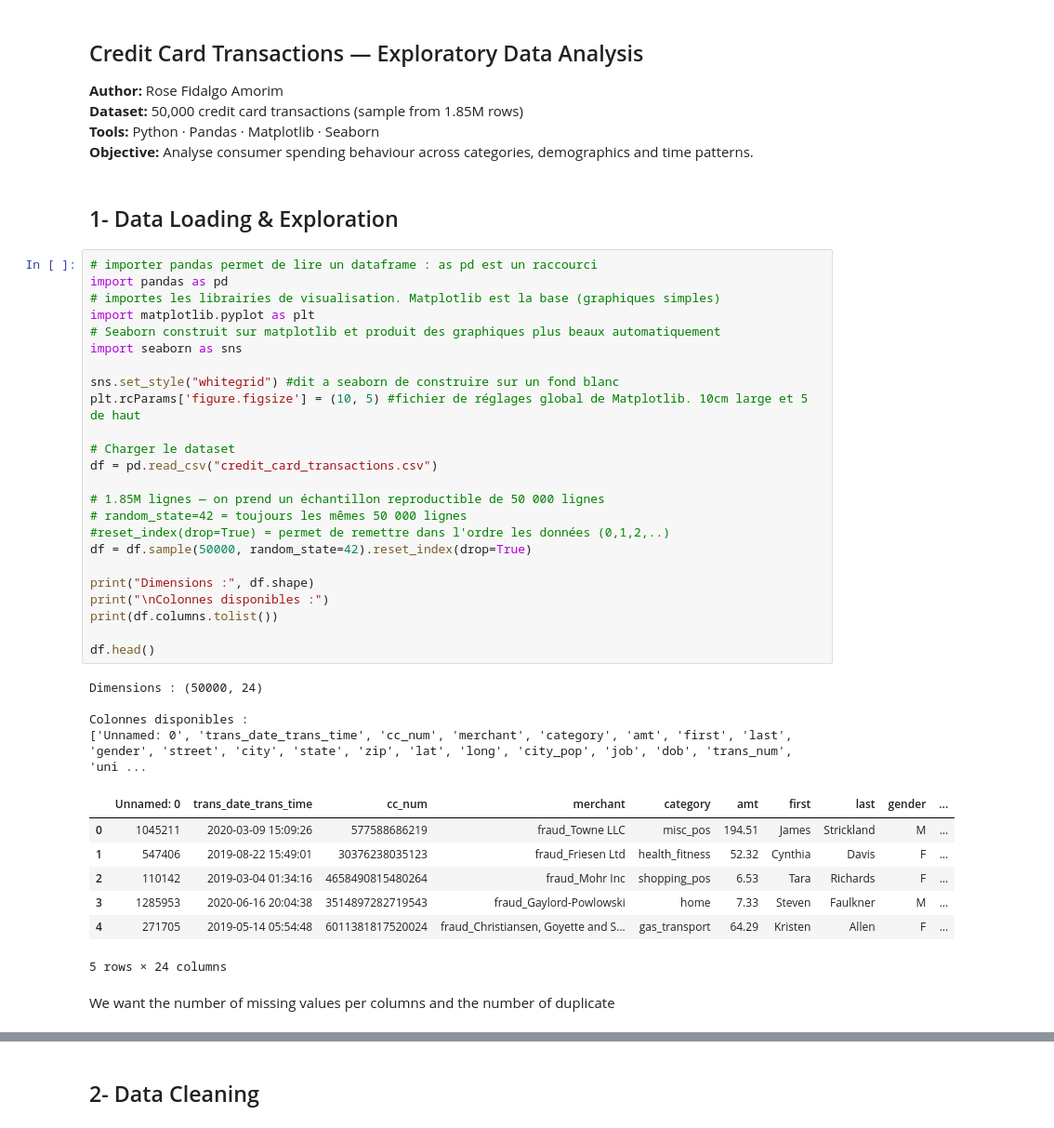
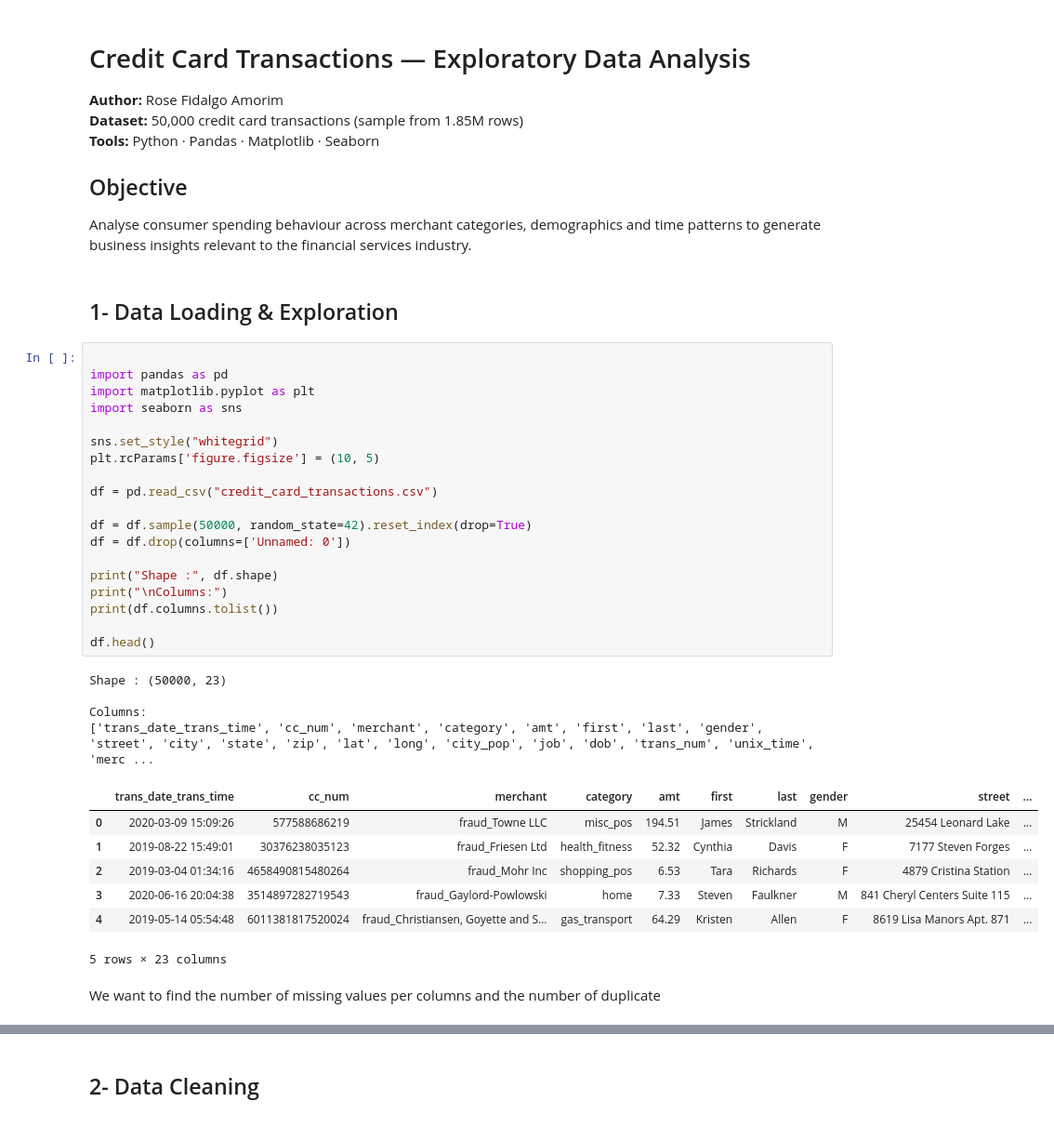
Before and after one commit to Rose-FidalgoAmorim/credit-card-transactions-analysis, a Jupyter notebook: notebook analyse transactions.ipynb, the cells around one changed output, grey strips where cells are left out. Shown at 93% size. Cells and saved outputs as stored; diff of their text form.

```diff
--- a/notebook analyse transactions.ipynb
+++ b/notebook analyse transactions.ipynb
@@ -1,49 +1,45 @@
 # %% [markdown]
-## Credit Card Transactions — Exploratory Data Analysis
+# Credit Card Transactions — Exploratory Data Analysis
 **Author:** Rose Fidalgo Amorim
 **Dataset:** 50,000 credit card transactions (sample from 1.85M rows)
 **Tools:** Python · Pandas · Matplotlib · Seaborn
-**Objective:** Analyse consumer spending behaviour across categories, demographics and time patterns.
+## Objective
+Analyse consumer spending behaviour across merchant categories, demographics and time patterns to generate business insights relevant to the financial services industry.
 # %% [markdown]
 ## 1- Data Loading & Exploration
 # %%
-# importer pandas permet de lire un dataframe : as pd est un raccourci
+
 import pandas as pd
-# importes les librairies de visualisation. Matplotlib est la base (graphiques simples)
 import matplotlib.pyplot as plt
-# Seaborn construit sur matplotlib et produit des graphiques plus beaux automatiquement
 import seaborn as sns
 
-sns.set_style("whitegrid") #dit a seaborn de construire sur un fond blanc
-plt.rcParams['figure.figsize'] = (10, 5) #fichier de réglages global de Matplotlib. 10cm large et 5 de haut
+sns.set_style("whitegrid")
+plt.rcParams['figure.figsize'] = (10, 5)
 
-# Charger le dataset
 df = pd.read_csv("credit_card_transactions.csv")
 
-# 1.85M lignes — on prend un échantillon reproductible de 50 000 lignes
-# random_state=42 = toujours les mêmes 50 000 lignes
-#reset_index(drop=True) = permet de remettre dans l'ordre les données (0,1,2,..)
 df = df.sample(50000, random_state=42).reset_index(drop=True)
+df = df.drop(columns=['Unnamed: 0'])
 
-print("Dimensions :", df.shape)
-print("\nColonnes disponibles :")
+print("Shape :", df.shape)
+print("\nColumns:")
 print(df.columns.tolist())
 
 df.head()
 # %% [output]
-Dimensions : (50000, 24)
+Shape : (50000, 23)
 
-Colonnes disponibles :
-['Unnamed: 0', 'trans_date_trans_time', 'cc_num', 'merchant', 'category', 'amt', 'first', 'last', 'gender', 'street', 'city', 'state', 'zip', 'lat', 'long', 'city_pop', 'job', 'dob', 'trans_num', 'uni ...
+Columns:
+['trans_date_trans_time', 'cc_num', 'merchant', 'category', 'amt', 'first', 'last', 'gender', 'street', 'city', 'state', 'zip', 'lat', 'long', 'city_pop', 'job', 'dob', 'trans_num', 'unix_time', 'merc ...
-|  | Unnamed: 0 | trans_date_trans_time | cc_num | merchant | category | amt | first | last | gender | ... |
-| 0 | 1045211 | 2020-03-09 15:09:26 | 577588686219 | fraud_Towne LLC | misc_pos | 194.51 | James | Strickland | M | ... |
-| 1 | 547406 | 2019-08-22 15:49:01 | 30376238035123 | fraud_Friesen Ltd | health_fitness | 52.32 | Cynthia | Davis | F | ... |
-| 2 | 110142 | 2019-03-04 01:34:16 | 4658490815480264 | fraud_Mohr Inc | shopping_pos | 6.53 | Tara | Richards | F | ... |
-| 3 | 1285953 | 2020-06-16 20:04:38 | 3514897282719543 | fraud_Gaylord-Powlowski | home | 7.33 | Steven | Faulkner | M | ... |
-| 4 | 271705 | 2019-05-14 05:54:48 | 6011381817520024 | fraud_Christiansen, Goyette and S... | gas_transport | 64.29 | Kristen | Allen | F | ... |
+|  | trans_date_trans_time | cc_num | merchant | category | amt | first | last | gender | street | ... |
+| 0 | 2020-03-09 15:09:26 | 577588686219 | fraud_Towne LLC | misc_pos | 194.51 | James | Strickland | M | 25454 Leonard Lake | ... |
+| 1 | 2019-08-22 15:49:01 | 30376238035123 | fraud_Friesen Ltd | health_fitness | 52.32 | Cynthia | Davis | F | 7177 Steven Forges | ... |
+| 2 | 2019-03-04 01:34:16 | 4658490815480264 | fraud_Mohr Inc | shopping_pos | 6.53 | Tara | Richards | F | 4879 Cristina Station | ... |
+| 3 | 2020-06-16 20:04:38 | 3514897282719543 | fraud_Gaylord-Powlowski | home | 7.33 | Steven | Faulkner | M | 841 Cheryl Centers Suite 115 | ... |
+| 4 | 2019-05-14 05:54:48 | 6011381817520024 | fraud_Christiansen, Goyette and S... | gas_transport | 64.29 | Kristen | Allen | F | 8619 Lisa Manors Apt. 871 | ... |
-5 rows × 24 columns
+5 rows × 23 columns
 # %% [markdown]
-We want the number of missing values per columns and the number of duplicate
+We want to find the number of missing values per columns and the number of duplicate
 # %%
 print("Missing values per columns:")
 valeurs_nulles = df.isnull().sum()[df.isnull().sum()>0]
```
Also changed, not shown: parts of 42 cells of this notebook.
